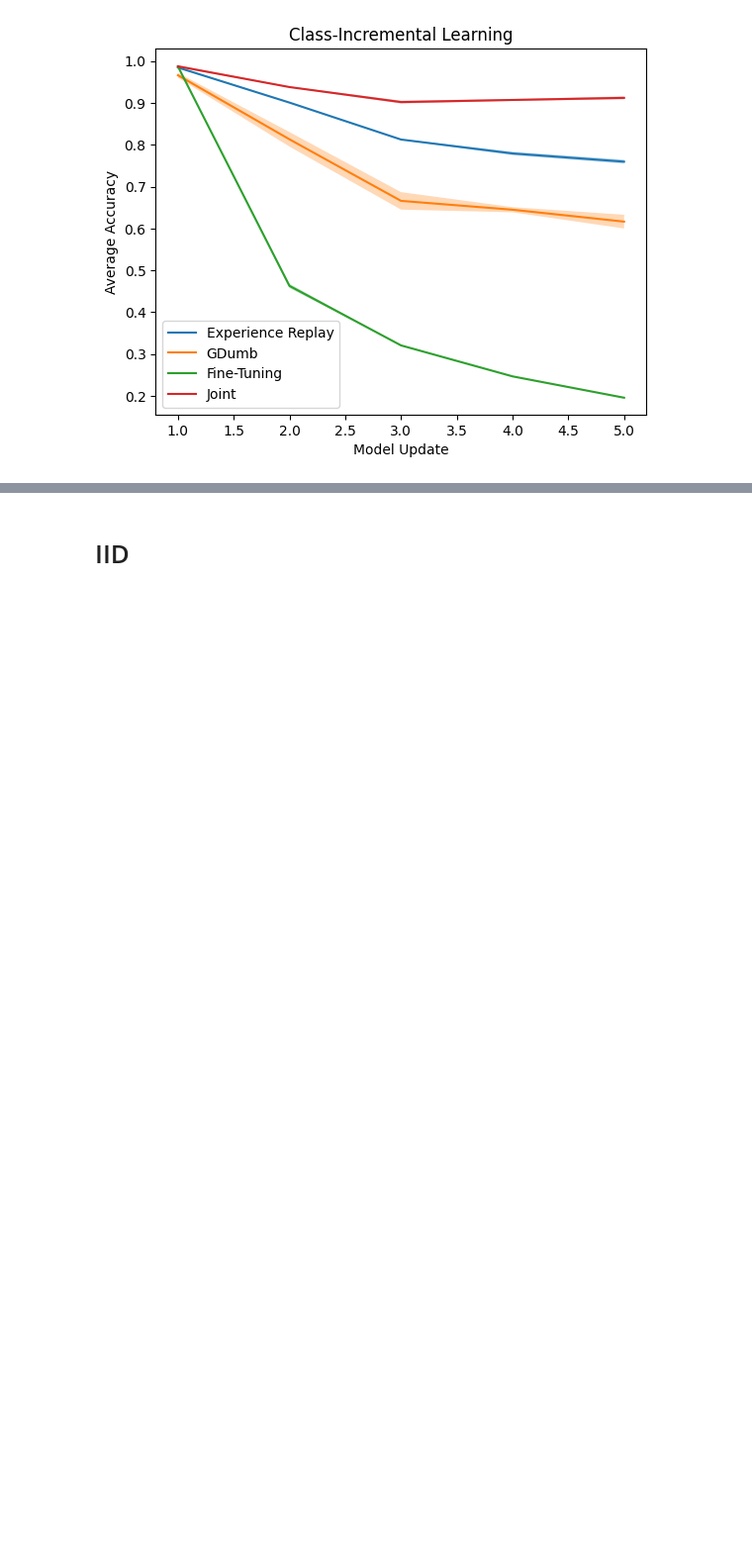
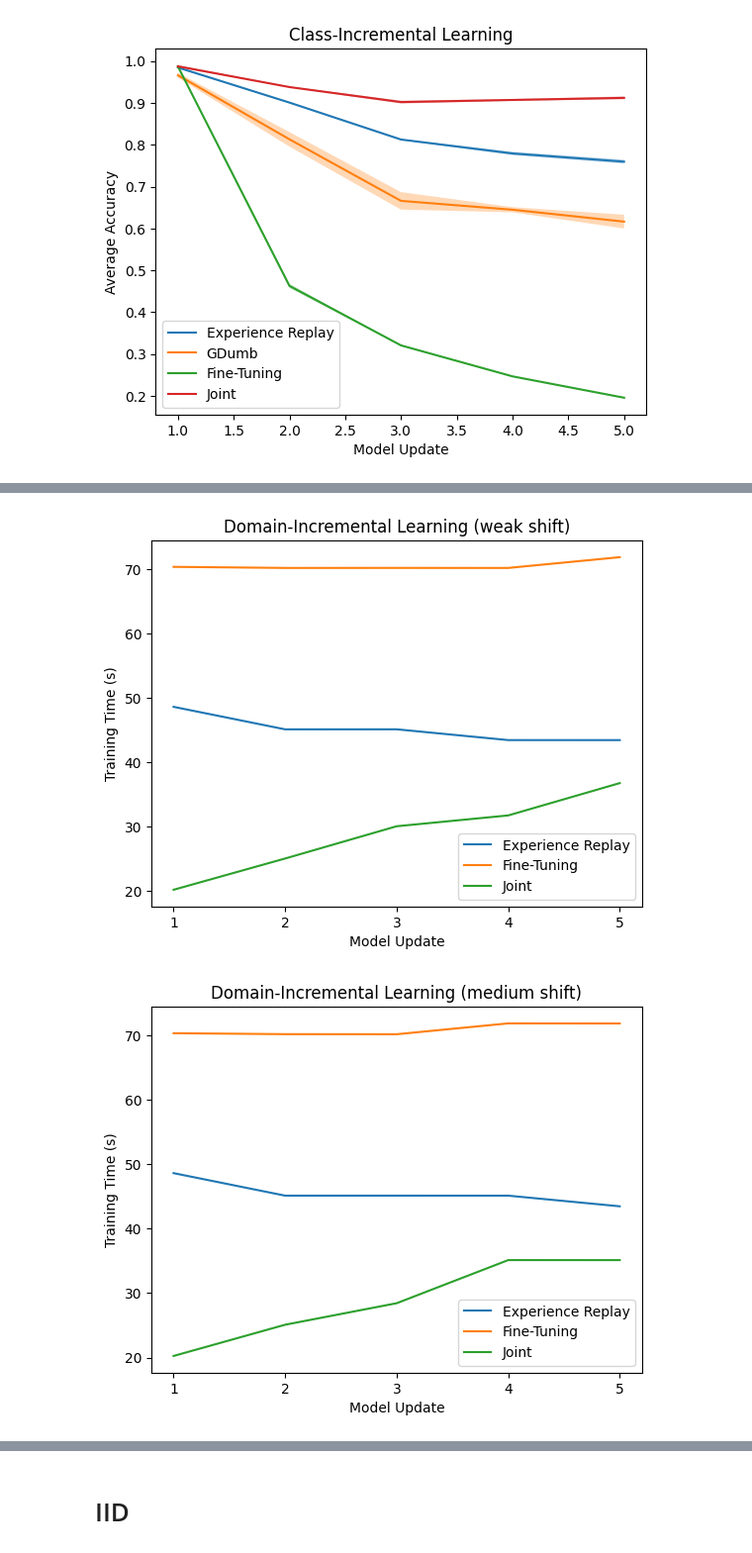
Before and after one commit to awslabs/Renate, a Jupyter notebook: benchmarking.ipynb, the cells around one changed output, grey strips where cells are left out. Shown at 99% size. Drawn from its saved outputs; the diff is of its cells as text; code cells hidden in the pictures; blank space fills up the shorter version.

```diff
--- a/benchmarking.ipynb
+++ b/benchmarking.ipynb
@@ -316,0 +262,12 @@ for max_degree, noise in zip([5, 20, 45], ["weak", "medium", "strong"]):
+# %%
+for max_degree, noise in zip([20, 45, 90, 150], ["weak", "medium", "strong", "very strong"]):
+    plot_time(
+        final_results[max_degree],
+        xlabel="Model Update",
+        ylabel="Training Time (s)",
+        title=f"Domain-Incremental Learning ({noise} shift)",
+        output_file=f"figs/rotation_mnist_{noise}_time.pdf",
+    )
+# %% [output]
+[figure, added]
+[figure, added]
```
Also changed, not shown: parts of 14 cells of this notebook, 4 other files.
